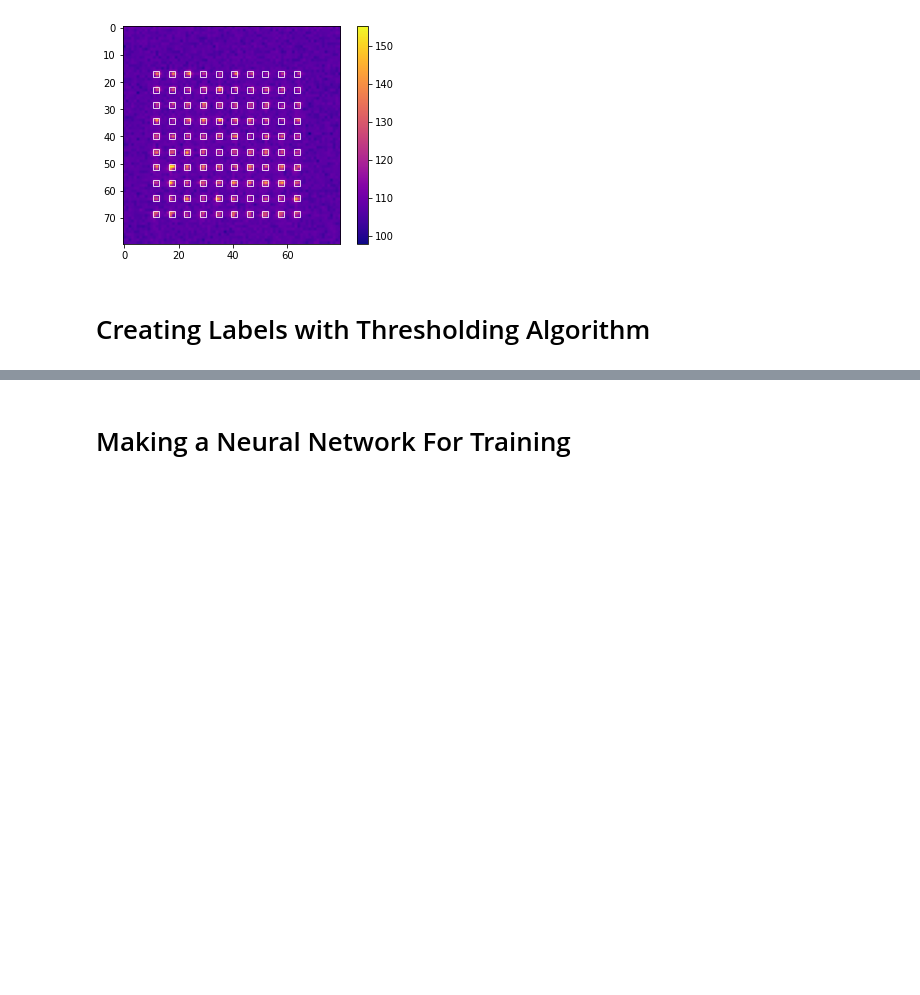
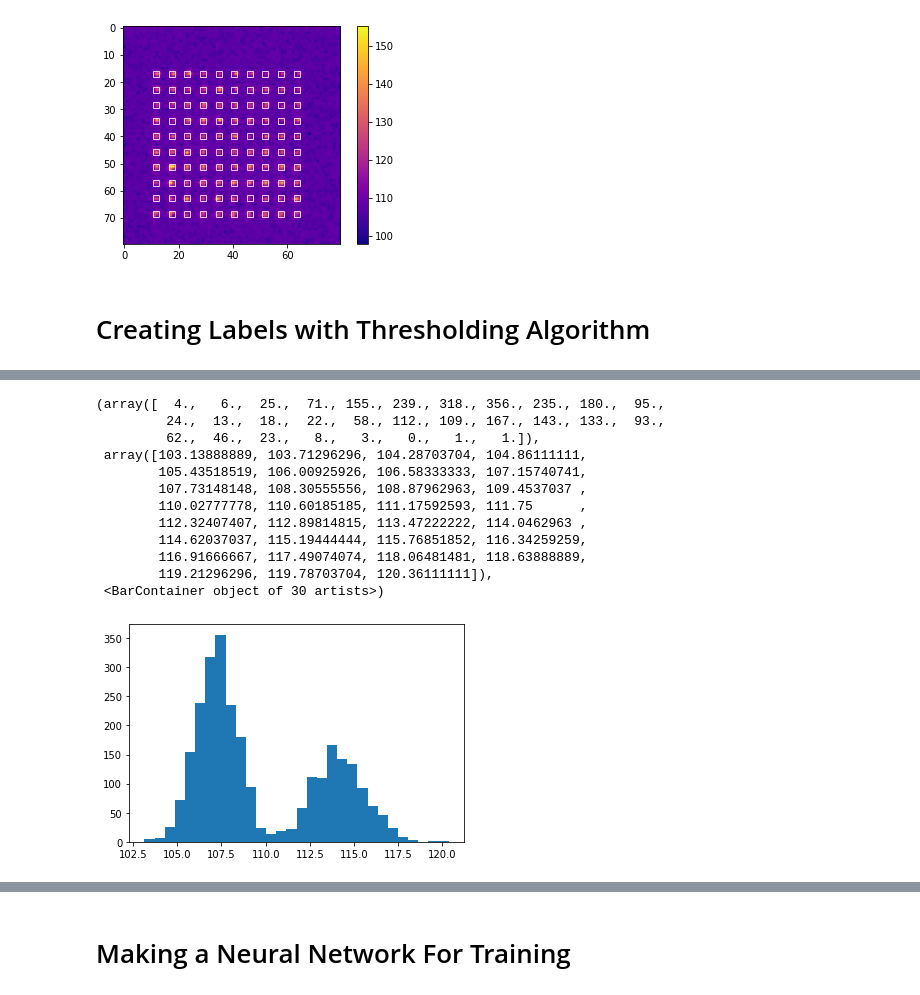
Before and after one commit to jack-mango/QURIP-thompsonlab-amo, a Jupyter notebook: ImagingSoftware/nondestructive image analysis.ipynb, the cells around one changed output, grey strips where cells are left out. Cells and saved outputs as stored; diff of their text form; code cells hidden in the pictures; blank space fills up the shorter version.

```diff
--- a/ImagingSoftware/nondestructive image analysis.ipynb
+++ b/ImagingSoftware/nondestructive image analysis.ipynb
@@ -47,0 +64,17 @@ for n in range(16):
+# %%
+tweezer = 10
+plt.hist(np.mean(crops[processor.crop_index(tweezer, 0, 0): processor.crop_index(tweezer + 1, 0, 0)], axis=(1, 2)), bins=30)
+# %% [output]
+(array([  4.,   6.,  25.,  71., 155., 239., 318., 356., 235., 180.,  95.,
+         24.,  13.,  18.,  22.,  58., 112., 109., 167., 143., 133.,  93.,
+         62.,  46.,  23.,   8.,   3.,   0.,   1.,   1.]),
+ array([103.13888889, 103.71296296, 104.28703704, 104.86111111,
+        105.43518519, 106.00925926, 106.58333333, 107.15740741,
+        107.73148148, 108.30555556, 108.87962963, 109.4537037 ,
+        110.02777778, 110.60185185, 111.17592593, 111.75      ,
+        112.32407407, 112.89814815, 113.47222222, 114.0462963 ,
+        114.62037037, 115.19444444, 115.76851852, 116.34259259,
+        116.91666667, 117.49074074, 118.06481481, 118.63888889,
+        119.21296296, 119.78703704, 120.36111111]),
+ <BarContainer object of 30 artists>)
+[figure, added]
```
Also changed, not shown: parts of 12 cells of this notebook, 2 other files.
